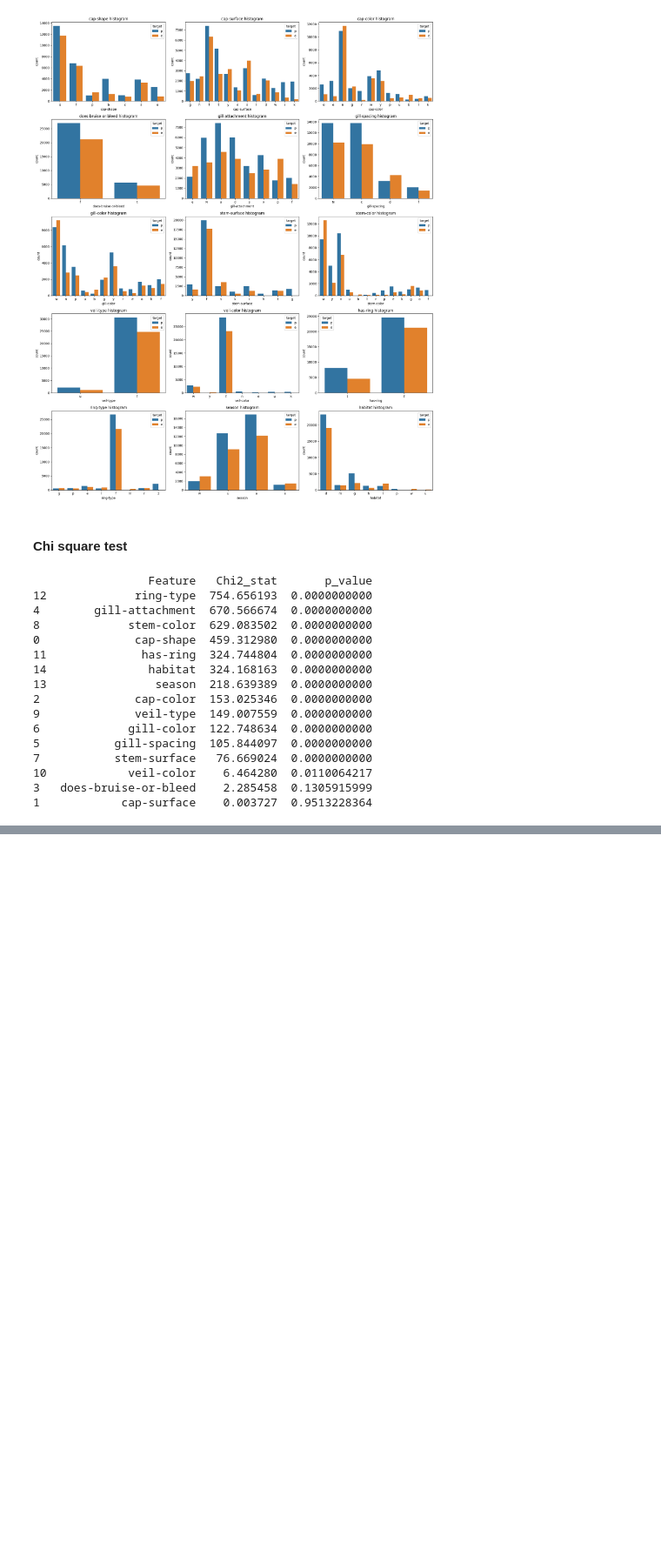
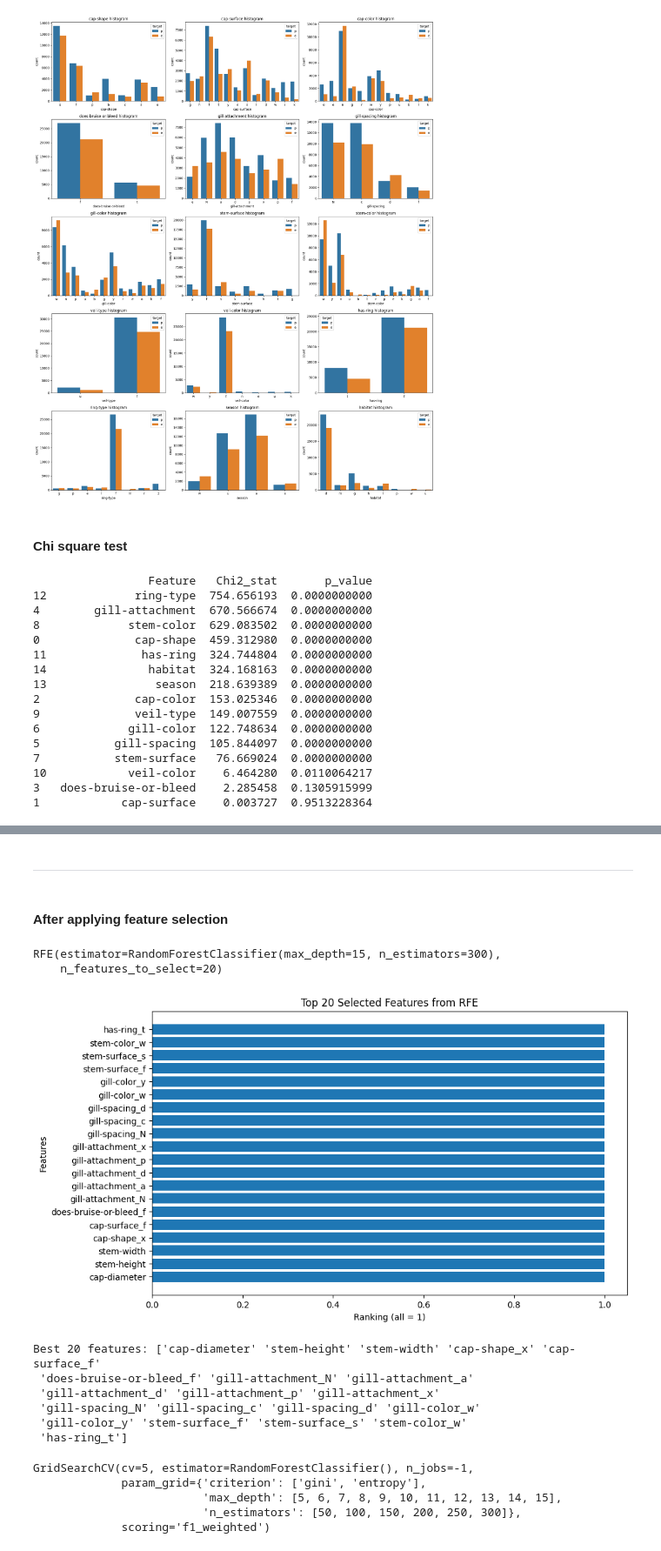
Before and after one commit to Abdallahyasser14/Mushroom-Dataset-Analysis-and-Classification, a Jupyter notebook: Mushroom.ipynb, the cells around one changed output, grey strips where cells are left out. Shown at 87% size. Drawn from its saved outputs; the diff is of its cells as text; code cells hidden in the pictures; blank space fills up the shorter version.

```diff
--- a/Mushroom.ipynb
+++ b/Mushroom.ipynb
@@ -728,0 +983,4 @@ mesh mohemein
+# %%
+X_train_tree_rfe = rfe.transform(X_tree_train)
+X_test_tree_rfe = rfe.transform(X_tree_test)
+grid_search.fit(X_train_tree_rfe, y_tree_train)
@@ -728,0 +1043,11 @@ mesh mohemein
+# %%
+from sklearn.ensemble import RandomForestClassifier
+
+rf=RandomForestClassifier()
+param_grid = {
+    "criterion": ["gini", "entropy"],
+    "max_depth": [5,6,7,8,9,10,11,12,13,14,15],
+    "n_estimators": [50, 100, 150, 200, 250, 300]
+}
+grid_search = GridSearchCV(estimator=rf, param_grid=param_grid, cv=5, n_jobs=-1, scoring='f1_weighted')
+grid_search.fit(X_tree_train, y_tree_train)
@@ -728,0 +1108,48 @@ mesh mohemein
+# %% [markdown]
+###
+<hr style="border:2px solid blue">
+# %% [markdown]
+#### After applying feature selection
+# %%
+rfe = RFE(estimator=RandomForestClassifier(criterion='gini', max_depth=15, n_estimators=300), n_features_to_select=20)
+rfe.fit(X_tree_train, y_tree_train)
+# %% [output]
+RFE(estimator=RandomForestClassifier(max_depth=15, n_estimators=300),
+    n_features_to_select=20)
+# %%
+features = rfe.feature_names_in_
+rankings = rfe.ranking_
+
+# Select only top features (ranking == 1)
+best_features = features[rankings == 1]
+
+# If you want them sorted in the same order as RFE kept them
+best_features_sorted = best_features[np.argsort(best_features)]
+
+# Plot
+plt.figure(figsize=(10, 6))
+plt.barh(best_features, [1] * len(best_features))  # All selected have rank=1
+plt.xlabel('Ranking (all = 1)')
+plt.ylabel('Features')
+plt.title('Top 20 Selected Features from RFE')
+plt.show()
+
+print("Best 20 features:", best_features)
+# %% [output]
+[figure, added]
+Best 20 features: ['cap-diameter' 'stem-height' 'stem-width' 'cap-shape_x' 'cap-surface_f'
+ 'does-bruise-or-bleed_f' 'gill-attachment_N' 'gill-attachment_a'
+ 'gill-attachment_d' 'gill-attachment_p' 'gill-attachment_x'
+ 'gill-spacing_N' 'gill-spacing_c' 'gill-spacing_d' 'gill-color_w'
+ 'gill-color_y' 'stem-surface_f' 'stem-surface_s' 'stem-color_w'
+ 'has-ring_t']
+# %%
+X_train_tree_rfe = rfe.transform(X_tree_train)
+X_test_tree_rfe = rfe.transform(X_tree_test)
+grid_search.fit(X_train_tree_rfe, y_tree_train)
+# %% [output]
+GridSearchCV(cv=5, estimator=RandomForestClassifier(), n_jobs=-1,
+             param_grid={'criterion': ['gini', 'entropy'],
+                         'max_depth': [5, 6, 7, 8, 9, 10, 11, 12, 13, 14, 15],
+                         'n_estimators': [50, 100, 150, 200, 250, 300]},
+             scoring='f1_weighted')
```
Also changed, not shown: parts of 103 cells of this notebook.
